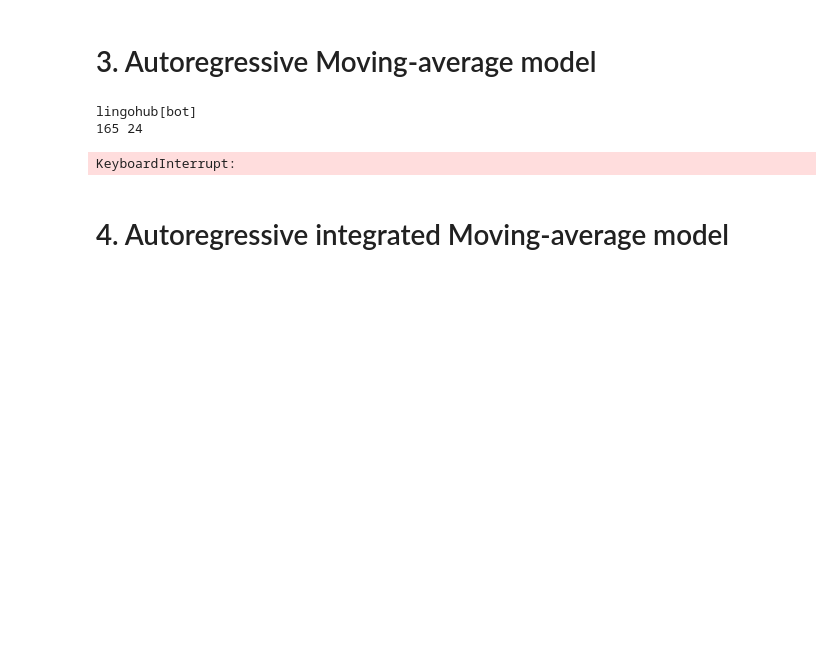
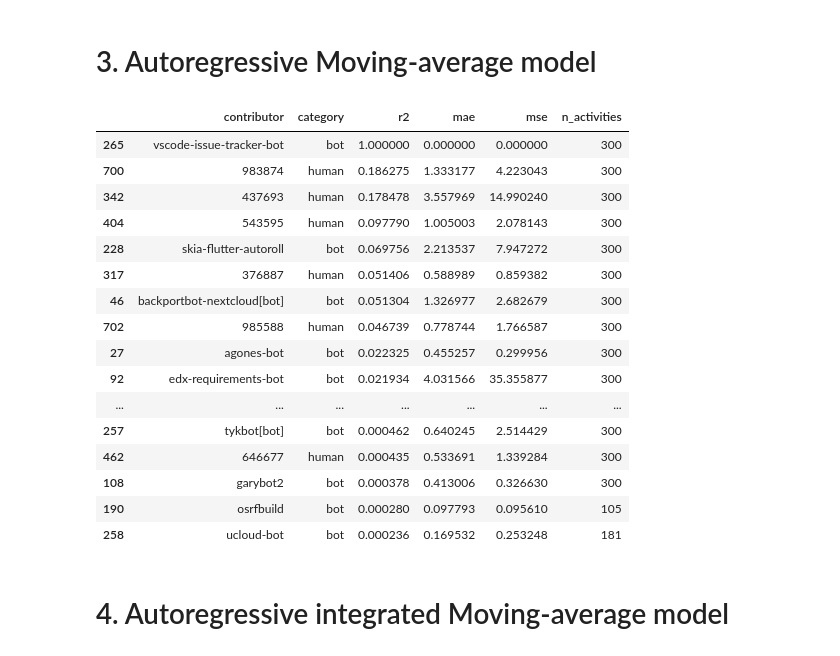
Before and after one commit to uhourri/GH-Bots-API, a Jupyter notebook: code/Models comparing using time sequences.ipynb, the cells around one changed output. Cells and saved outputs as stored; diff of their text form; code cells hidden in the pictures; blank space fills up the shorter version.

Commit message:
adding UC model

```diff
--- a/code/Models comparing using time sequences.ipynb
+++ b/code/Models comparing using time sequences.ipynb
@@ -286,7 +248,7 @@ def arma_model(contributor):
     print (p, q)
 
     # Fit the model
-    model = ARIMA(train['n_activities'], order=(p, 0, q), seasonal_order=(0, 0, 0, 24), trend="c").fit(method='yule_walker')
+    model = ARIMA(train['n_activities'], order=(1, 0, 1)).fit()
 
     # Forecast the test set
     predictions = model.forecast(steps=len(test))
@@ -306,7 +268,3 @@ def arma_model(contributor):
     return print(metrics)
 
 arma_model(data[data['contributor'] == 'lingohub[bot]'])
-# %% [output]
-lingohub[bot]
-165 24
-KeyboardInterrupt:
@@ -327,4 +270,0 @@ optimal_lags = np.argmax(acf_values[1:])+1
-# %%
-# Fit the model
-model = ARIMA(train['n_activities'], order=(0, 0, optimal_lags)).fit()
-predictions = model.forecast(steps=len(test))
@@ -339,0 +271,54 @@ print(f'MAE: {mae:.2f}')
+# %%
+def arma_model(contributor):
+
+    print(contributor['contributor'].iloc[0])
+
+    # Spliting the data into training and testing sets for time series forecasting, using a time-based split with split size = 0.9
+    train, test = (
+        contributor.apply(lambda x: x[:int(0.9*len(x))]),
+        contributor.apply(lambda x: x[int(0.9*len(x)):])
+    )
+
+    # Set the frequency of the index to hourly
+    train.index.freq = 'H'
+
+    # Fit the model
+    model = ARIMA(train['n_activities'], order=(1, 0, 1)).fit(method='innovations_mle')
+
+    # Forecast the test set
+    predictions = model.forecast(steps=len(test))
+
+    # Create a series for evaluation metrics and sum of activities
+    metrics = pd.Series({
+        'contributor': contributor['contributor'].iloc[0],
+        'category': contributor['category'].iloc[0],
+        'r2': r2_score(test['n_activities'], predictions),
+        'mae': mean_absolute_error(test['n_activities'], predictions),
+        'mse': mean_squared_error(test['n_activities'], predictions),
+        'n_activities': contributor['n_activities'].sum()
+    })
+
+    return metrics
+# %%
+# Apply the function to each contributor
+arma_results = data.groupby(['category', 'contributor']).apply(arma_model).reset_index(drop=True)
+# %%
+arma_results.sort_values(by='r2', ascending=False).head(40)
+# %% [output]
+|  | contributor | category | r2 | mae | mse | n_activities |
+| 265 | vscode-issue-tracker-bot | bot | 1.000000 | 0.000000 | 0.000000 | 300 |
+| 700 | 983874 | human | 0.186275 | 1.333177 | 4.223043 | 300 |
+| 342 | 437693 | human | 0.178478 | 3.557969 | 14.990240 | 300 |
+| 404 | 543595 | human | 0.097790 | 1.005003 | 2.078143 | 300 |
+| 228 | skia-flutter-autoroll | bot | 0.069756 | 2.213537 | 7.947272 | 300 |
+| 317 | 376887 | human | 0.051406 | 0.588989 | 0.859382 | 300 |
+| 46 | backportbot-nextcloud[bot] | bot | 0.051304 | 1.326977 | 2.682679 | 300 |
+| 702 | 985588 | human | 0.046739 | 0.778744 | 1.766587 | 300 |
+| 27 | agones-bot | bot | 0.022325 | 0.455257 | 0.299956 | 300 |
+| 92 | edx-requirements-bot | bot | 0.021934 | 4.031566 | 35.355877 | 300 |
+| ... | ... | ... | ... | ... | ... | ... |
+| 257 | tykbot[bot] | bot | 0.000462 | 0.640245 | 2.514429 | 300 |
+| 462 | 646677 | human | 0.000435 | 0.533691 | 1.339284 | 300 |
+| 108 | garybot2 | bot | 0.000378 | 0.413006 | 0.326630 | 300 |
+| 190 | osrfbuild | bot | 0.000280 | 0.097793 | 0.095610 | 105 |
+| 258 | ucloud-bot | bot | 0.000236 | 0.169532 | 0.253248 | 181 |
```
Also changed, not shown: parts of 32 cells of this notebook, 2 other files.
